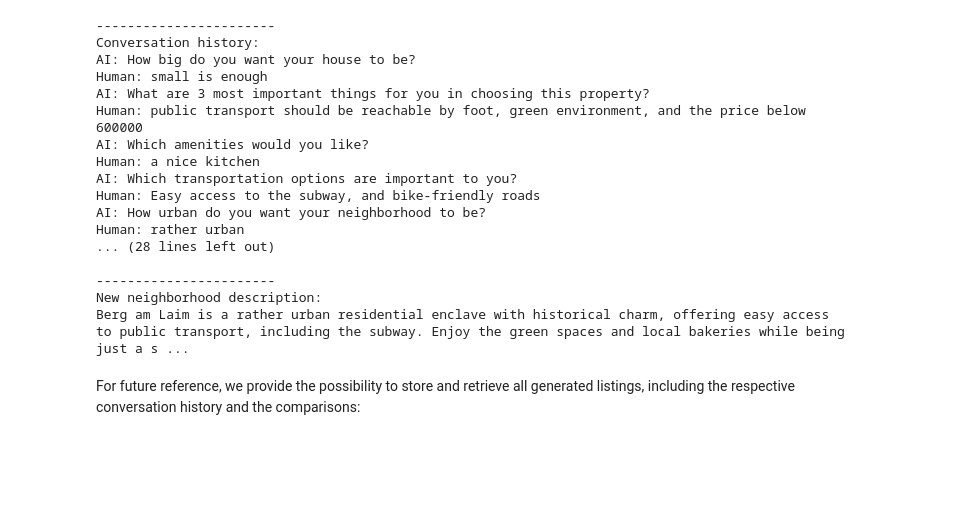
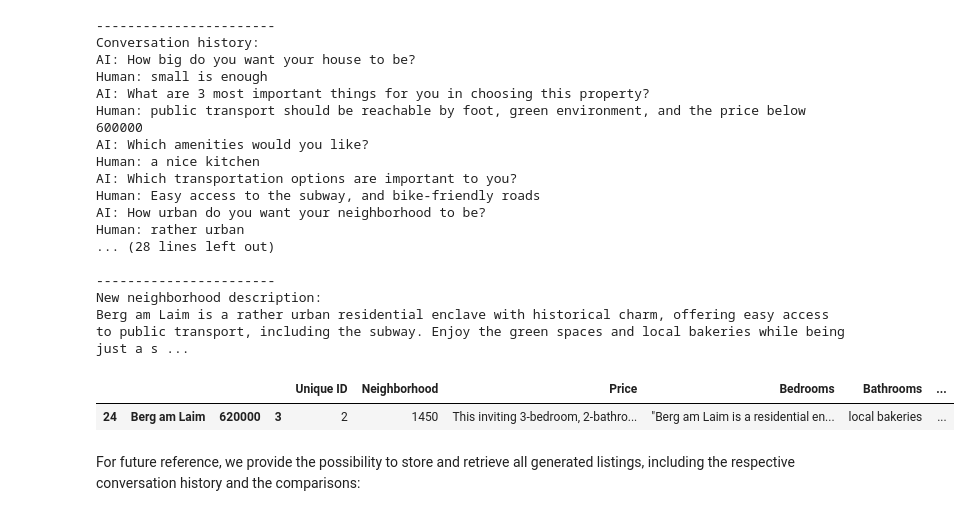
Before and after one commit to HBD-BH/RealEstateAgent, a Jupyter notebook: HomeMatch.ipynb, the cells around one changed output. Cells and saved outputs as stored; diff of their text form; code cells hidden in the pictures; blank space fills up the shorter version.

```diff
--- a/HomeMatch.ipynb
+++ b/HomeMatch.ipynb
@@ -391,6 +386,11 @@ Human: rather urban
 -----------------------
 New neighborhood description:
 Berg am Laim is a rather urban residential enclave with historical charm, offering easy access to public transport, including the subway. Enjoy the green spaces and local bakeries while being just a s ...
+# %%
+df_new.head()
+# %% [output]
+|  |  |  |  | Unique ID | Neighborhood | Price | Bedrooms | Bathrooms | ... |
+| 24 | Berg am Laim | 620000 | 3 | 2 | 1450 | This inviting 3-bedroom, 2-bathro... | "Berg am Laim is a residential en... | local bakeries | ... |
 # %% [markdown]
 For future reference, we provide the possibility to store and retrieve all generated listings, including the respective conversation history and the comparisons:
 # %%
```
Also changed, not shown: parts of 3 cells of this notebook, 2 other files.
